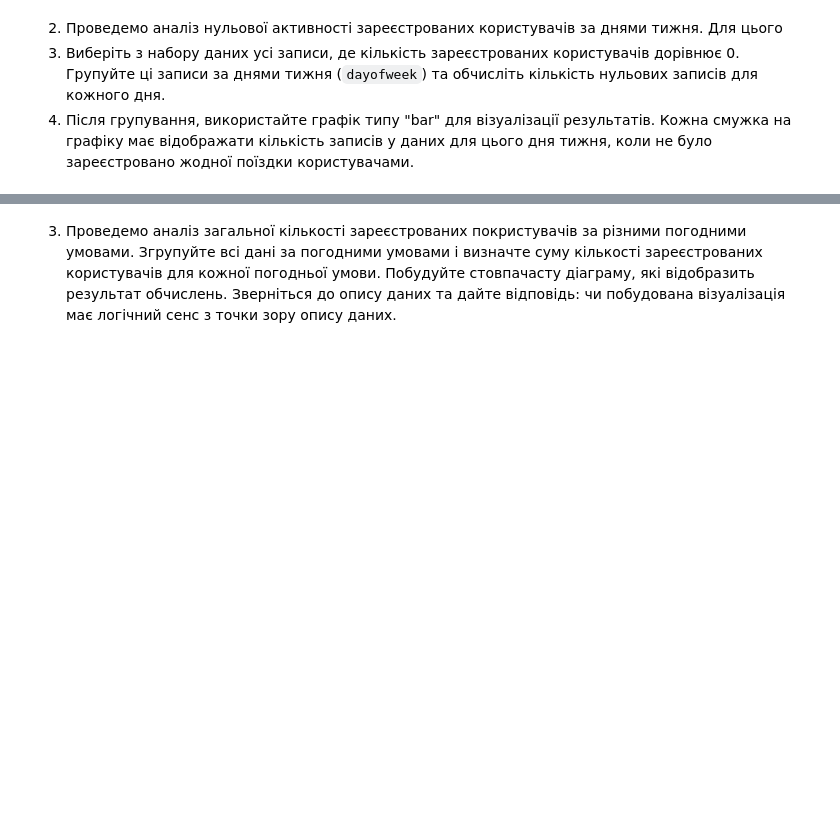
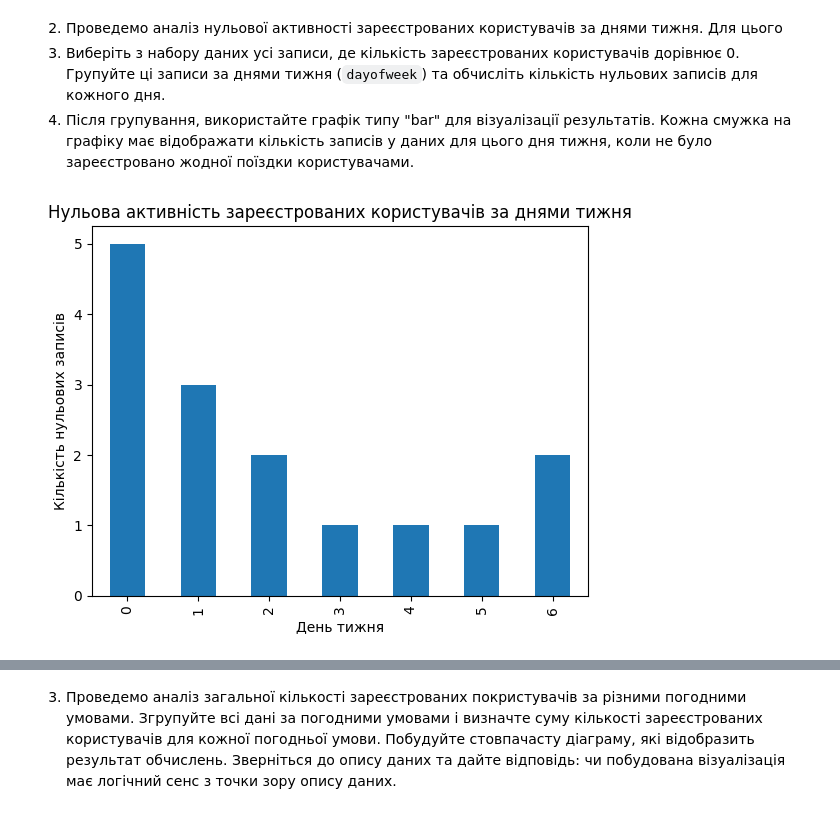
Before and after one commit to YuliiaUtkina/Git_modul_pyhton, a Jupyter notebook: hw_4_4_Візуалізація_з_pandas.ipynb, the cells around one changed output, grey strips where cells are left out. Saved outputs shown, nothing was run; the diff lists cells and outputs as text; code cells hidden in the pictures; blank space fills up the shorter version.

```diff
--- a/hw_4_4_Візуалізація_з_pandas.ipynb
+++ b/hw_4_4_Візуалізація_з_pandas.ipynb
@@ -53,6 +94,21 @@ df[['datetime','dayofweek']][df.dayofweek==0].head()
 2. Проведемо аналіз нульової активності зареєстрованих користувачів за днями тижня. Для цього
   1. Виберіть з набору даних усі записи, де кількість зареєстрованих користувачів дорівнює 0. Групуйте ці записи за днями тижня (`dayofweek`) та обчисліть кількість нульових записів для кожного дня.
   2. Після групування, використайте графік типу "bar" для візуалізації результатів. Кожна смужка на графіку має відображати кількість записів у даних для цього дня тижня, коли не було зареєстровано жодної поїздки користувачами.
+# %%
+# Фільтрація записів де кількість зареєстрованих користувачів дорівнює 0
+zero_registered = df[df['registered'] == 0]
+
+# Групування по днях тижня та обчислення кількості
+grouped_data = zero_registered.groupby('dayofweek').size()
+
+# Візуалізація результатів
+grouped_data.plot(kind='bar')
+plt.title('Нульова активність зареєстрованих користувачів за днями тижня')
+plt.xlabel('День тижня')
+plt.ylabel('Кількість нульових записів')
+plt.show()
+# %% [output]
+[figure, added]
 # %% [markdown]
 Очікуваний результат:
 
```
Also changed, not shown: parts of 11 cells of this notebook.
